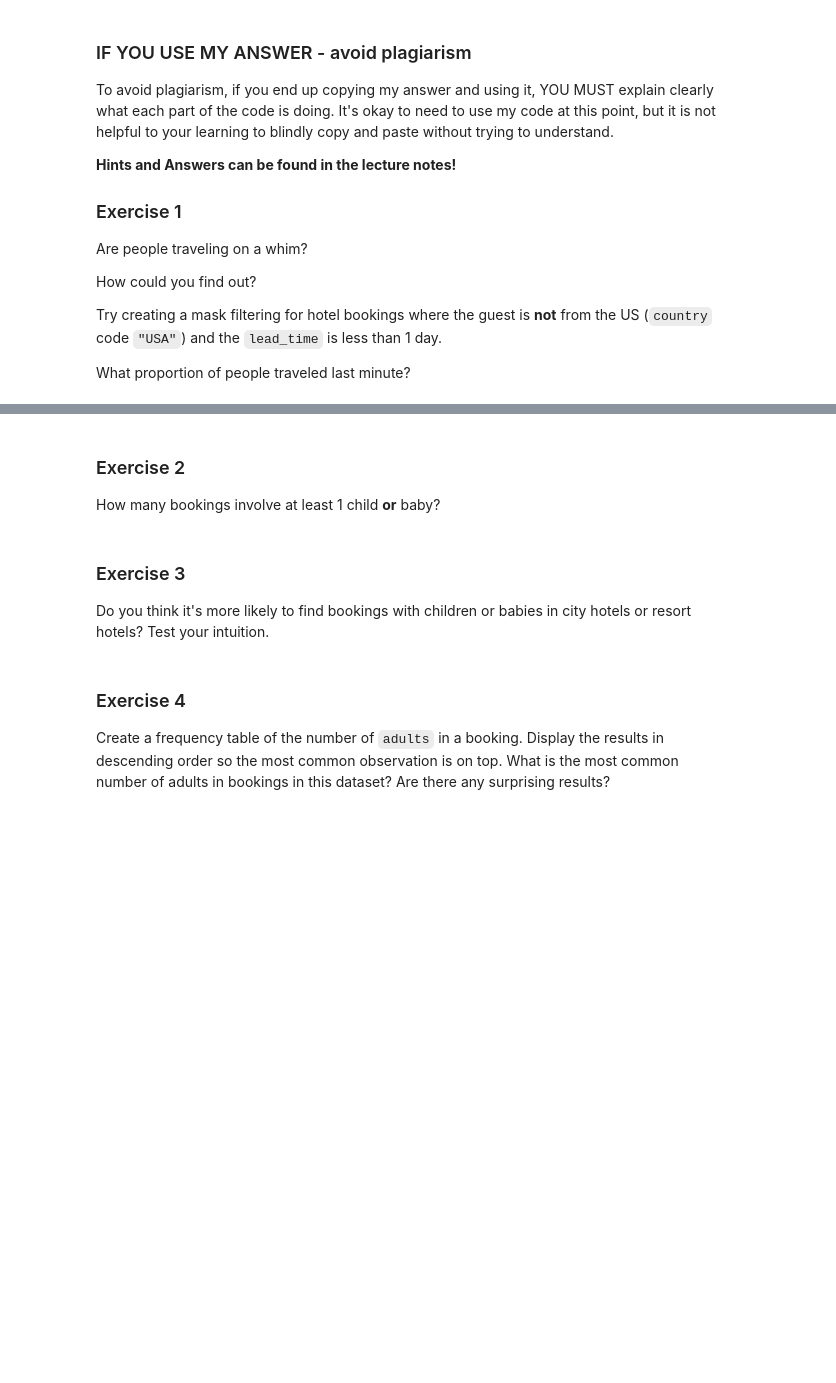
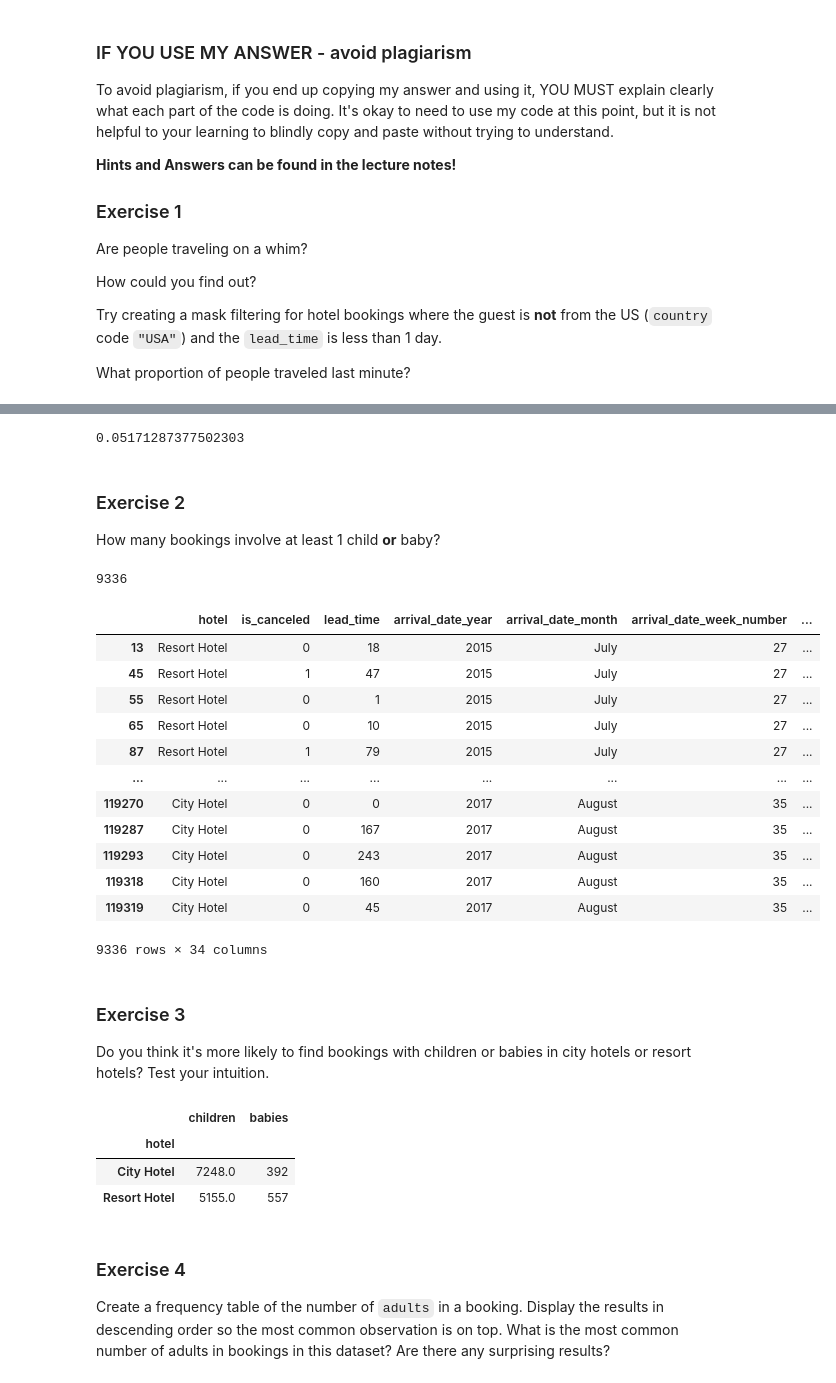
Before and after one commit to jazmine-veliz/Day6, a Jupyter notebook: Day6-HW.ipynb, the cells around one changed output, grey strips where cells are left out. Cells and saved outputs as stored; diff of their text form; code cells hidden in the pictures; blank space fills up the shorter version.

```diff
--- a/Day6-HW.ipynb
+++ b/Day6-HW.ipynb
@@ -166,11 +453,48 @@ What proportion of people traveled last minute?
 # %%
 # Your code here
+#Are people traveling on a whim?
+
+#How could you find out?
+
+#Try creating a mask filtering for hotel bookings where the guest is not from the US (country code "USA")
+#and the lead_time is less than 1 day.
+mask = (DF_raw_hotels['lead_time'] <1) & (DF_raw_hotels['country'] != 'USA')
+DF_whim_not_USA = DF_raw_hotels[mask]
+
+len(DF_whim_not_USA)/len(DF_raw_hotels)
+#What proportion of people traveled last minute?
+# %% [output]
+0.05171287377502303
 # %% [markdown]
 ### Exercise 2
 
 How many bookings involve at least 1 child **or** baby?
 # %%
 # Your code here:
+mask = (DF_raw_hotels['children']!=0) | (DF_raw_hotels['babies']!=0)
+DF_kids = DF_raw_hotels[mask]
+len(DF_kids)
+# %% [output]
+9336
+# %%
+#little ones
+DF_raw_hotels['little_ones'] = DF_raw_hotels['children'] + DF_raw_hotels['babies']
+mask = DF_raw_hotels['little_ones'] !=0
+DF_raw_hotels[mask]
+# %% [output]
+|  | hotel | is_canceled | lead_time | arrival_date_year | arrival_date_month | arrival_date_week_number | ... |
+| 13 | Resort Hotel | 0 | 18 | 2015 | July | 27 | ... |
+| 45 | Resort Hotel | 1 | 47 | 2015 | July | 27 | ... |
+| 55 | Resort Hotel | 0 | 1 | 2015 | July | 27 | ... |
+| 65 | Resort Hotel | 0 | 10 | 2015 | July | 27 | ... |
+| 87 | Resort Hotel | 1 | 79 | 2015 | July | 27 | ... |
+| ... | ... | ... | ... | ... | ... | ... | ... |
+| 119270 | City Hotel | 0 | 0 | 2017 | August | 35 | ... |
+| 119287 | City Hotel | 0 | 167 | 2017 | August | 35 | ... |
+| 119293 | City Hotel | 0 | 243 | 2017 | August | 35 | ... |
+| 119318 | City Hotel | 0 | 160 | 2017 | August | 35 | ... |
+| 119319 | City Hotel | 0 | 45 | 2017 | August | 35 | ... |
+9336 rows × 34 columns
 # %% [markdown]
 ### Exercise 3
 
@@ -178,6 +502,16 @@ Do you think it's more likely to find bookings with children or babies in city h
 Test your intuition.
 # %%
 # Your code here:
+my_columns = ['hotel','children','babies']
+DF_kids = DF_raw_hotels[my_columns]
+DF_kids.groupby(by=['hotel']).sum()
+#City hotels will have more babies or children
+#results['children'].iloc[0] #or .loc['City Hotels']
+# %% [output]
+|  | children | babies |
+| hotel |  |  |
+| City Hotel | 7248.0 | 392 |
+| Resort Hotel | 5155.0 | 557 |
 # %% [markdown]
 ### Exercise 4
 
```
Also changed, not shown: parts of 32 cells of this notebook.
